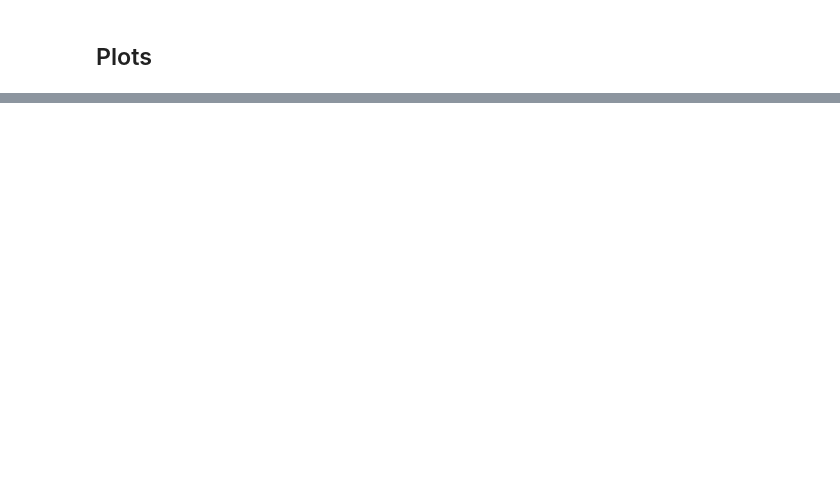
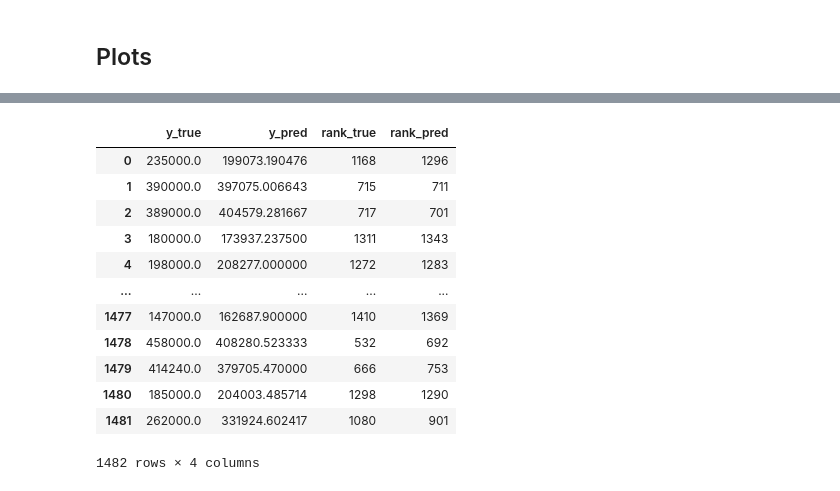
Before and after one commit to Manuelfjr/property-price-modelling, a Jupyter notebook: notebooks/n06_pipeline_pycaret.ipynb, the cells around one changed output, grey strips where cells are left out. Cells and saved outputs as stored; diff of their text form; code cells hidden in the pictures; blank space fills up the shorter version.

```diff
--- a/notebooks/n06_pipeline_pycaret.ipynb
+++ b/notebooks/n06_pipeline_pycaret.ipynb
@@ -164,18 +169,21 @@ estimator.fit(
 # %% [markdown]
 ## Metrics
+# %%
+y_oos_n1_preds = estimator.predict(encoded_data['oos_n1'].drop(id_drop, axis = 1))
+y_oos_n2_preds = estimator.predict(encoded_data['oos_n2'].drop(id_drop, axis = 1))
 # %%
-args_train = [
-    y_train.drop(id_drop, axis=1).T.values[0],
-    estimator.predict(X_train.drop(id_drop, axis=1))
+args_oos_n2 = [
+    y_oos_n2[target[0]].values,
+    y_oos_n2_preds
 ]
-args_preds = [
-    y_test.drop(id_drop, axis=1).T.values[0],
-    estimator.predict(X_test.drop(id_drop, axis=1))
+args_oos_n1 = [
+    y_oos_n1[target[0]].values,
+    y_oos_n1_preds
 ]
 
-metrics_train = metrics_calculate(args_train)
-metrics_pred = metrics_calculate(args_preds)
+metrics_oos_n2 = metrics_calculate(args_oos_n2)
+metrics_oos_n1 = metrics_calculate(args_oos_n1)
 
-metrics_train = show_results(metrics_train, "train")
-metrics_test = show_results(metrics_pred, "test")
-metrics_results = metrics_train|metrics_test
+metrics_oos_n1 = show_results(metrics_oos_n1, "oos_n1")
+metrics_oos_n2 = show_results(metrics_oos_n2, "oos_n2")
+metrics_results = metrics_oos_n1|metrics_oos_n2
@@ -182,5 +209,5 @@ metrics_results = metrics_train|metrics_test
 # %%
 data_values = {}
-for name, args in zip(['train', 'test'], [args_train, args_preds]):
+for name, args in zip(['oos_n1', 'oos_n2'], [args_oos_n1, args_oos_n2]):
     content = ranking_output(args)
     data_values[name] = content
@@ -232,0 +307,16 @@ fig_true_vs_pred = plot_true_vs_pred(
+# %%
+data_values["oos_n1"]
+# %% [output]
+|  | y_true | y_pred | rank_true | rank_pred |
+| 0 | 235000.0 | 199073.190476 | 1168 | 1296 |
+| 1 | 390000.0 | 397075.006643 | 715 | 711 |
+| 2 | 389000.0 | 404579.281667 | 717 | 701 |
+| 3 | 180000.0 | 173937.237500 | 1311 | 1343 |
+| 4 | 198000.0 | 208277.000000 | 1272 | 1283 |
+| ... | ... | ... | ... | ... |
+| 1477 | 147000.0 | 162687.900000 | 1410 | 1369 |
+| 1478 | 458000.0 | 408280.523333 | 532 | 692 |
+| 1479 | 414240.0 | 379705.470000 | 666 | 753 |
+| 1480 | 185000.0 | 204003.485714 | 1298 | 1290 |
+| 1481 | 262000.0 | 331924.602417 | 1080 | 901 |
+1482 rows × 4 columns
```
Also changed, not shown: parts of 18 cells of this notebook, 2 other files.
